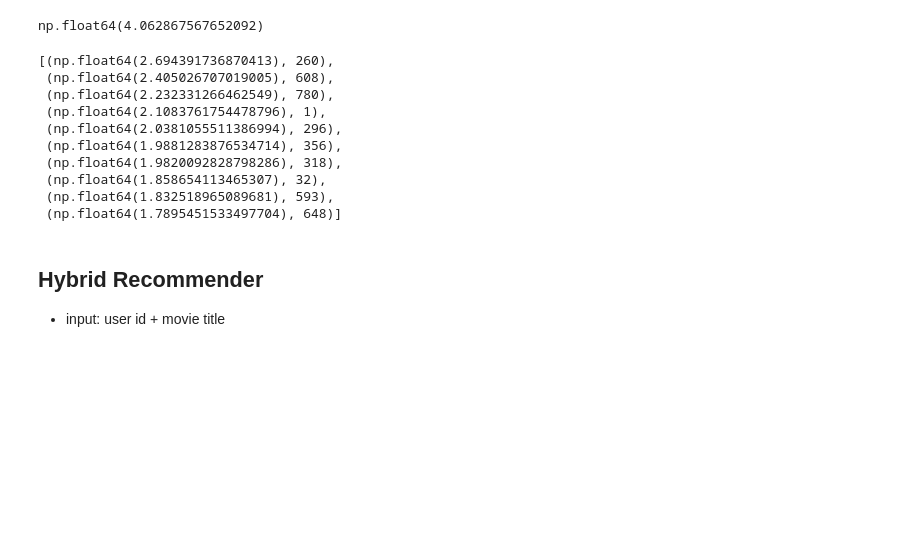
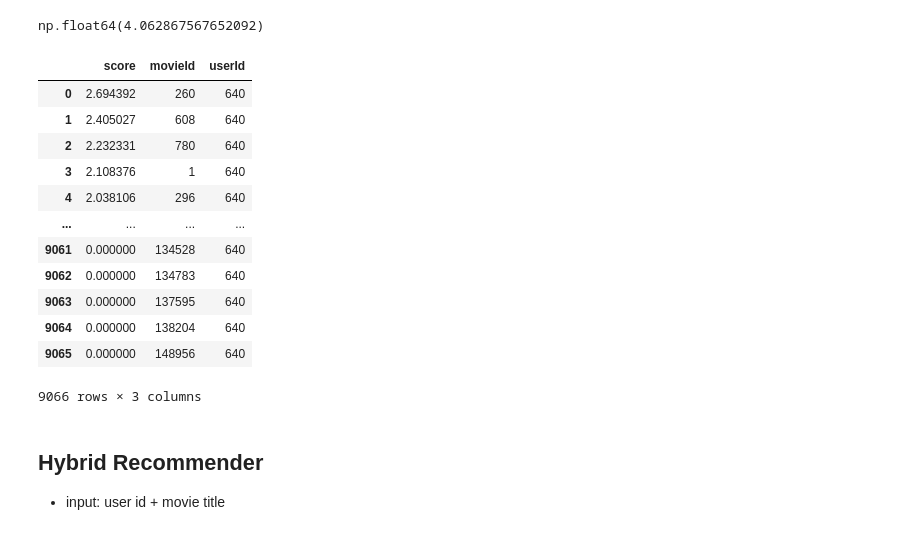
Before and after one commit to mcucii/ML-Kaggle-projects, a Jupyter notebook: Movie Recommender Systems/Movie_Recommender_Systems.ipynb, the cells around one changed output. Saved outputs shown, nothing was run; the diff lists cells and outputs as text; code cells hidden in the pictures; blank space fills up the shorter version.

```diff
--- a/Movie Recommender Systems/Movie_Recommender_Systems.ipynb
+++ b/Movie Recommender Systems/Movie_Recommender_Systems.ipynb
@@ -592,16 +593,19 @@ def recommend(target_user_id, user_movie_matrix, user_similarity_df, N=5):
 # %%
-recommend(640,user_movie_matrix, user_similarity_df, 10)
+recommend(640,user_movie_matrix, user_similarity_df)
 # %% [output]
+|  | score | movieId | userId |
+| 0 | 2.694392 | 260 | 640 |
+| 1 | 2.405027 | 608 | 640 |
+| 2 | 2.232331 | 780 | 640 |
+| 3 | 2.108376 | 1 | 640 |
+| 4 | 2.038106 | 296 | 640 |
+| ... | ... | ... | ... |
+| 9061 | 0.000000 | 134528 | 640 |
+| 9062 | 0.000000 | 134783 | 640 |
+| 9063 | 0.000000 | 137595 | 640 |
+| 9064 | 0.000000 | 138204 | 640 |
+| 9065 | 0.000000 | 148956 | 640 |
-[(np.float64(2.694391736870413), 260),
- (np.float64(2.405026707019005), 608),
- (np.float64(2.232331266462549), 780),
- (np.float64(2.1083761754478796), 1),
- (np.float64(2.0381055511386994), 296),
- (np.float64(1.9881283876534714), 356),
- (np.float64(1.9820092828798286), 318),
- (np.float64(1.858654113465307), 32),
- (np.float64(1.832518965089681), 593),
- (np.float64(1.7895451533497704), 648)]
+9066 rows × 3 columns
 # %%
 # i hope it works :)
 # %% [markdown]
```
Also changed, not shown: parts of 7 cells of this notebook.
